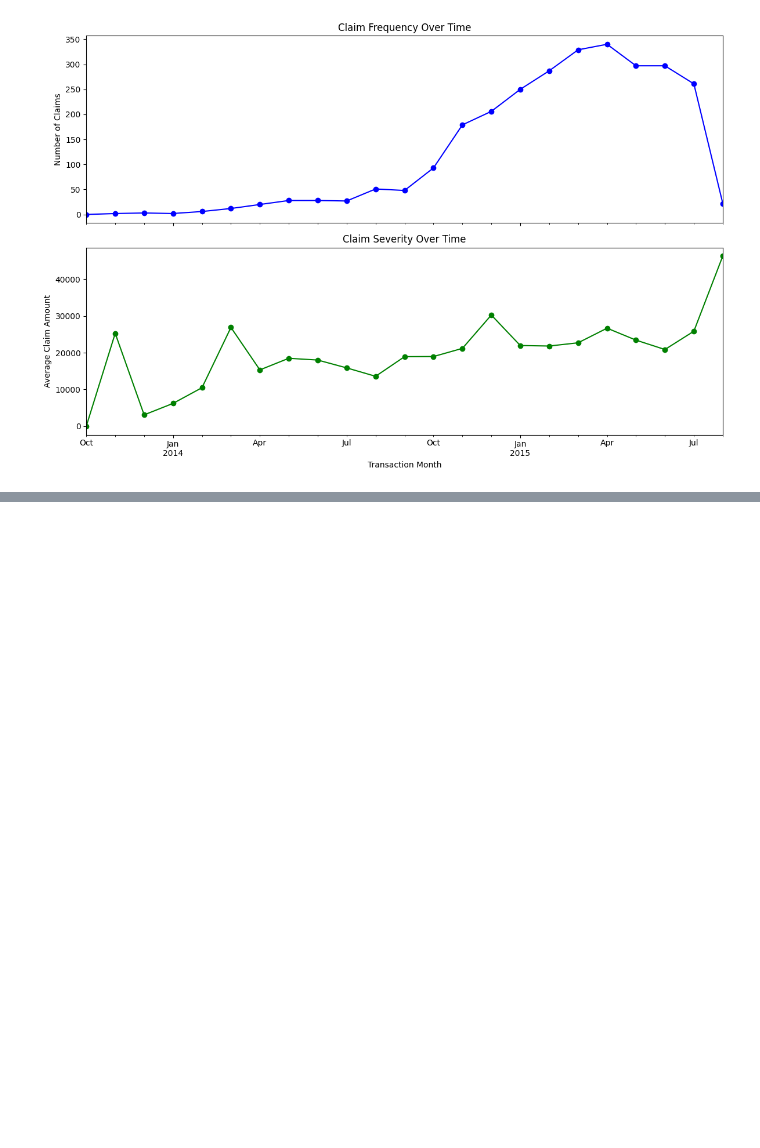
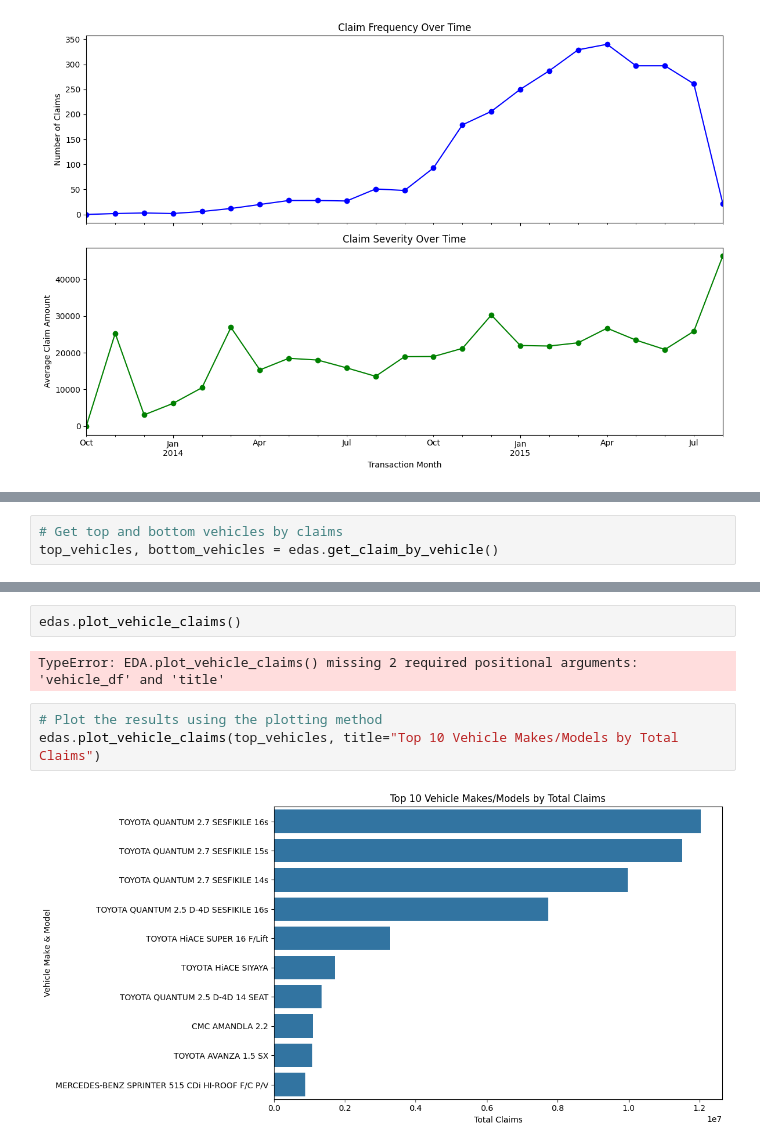
Before and after one commit to mubarek4566/AlphaCare_car_insurance, a Jupyter notebook: notebooks/main.ipynb, the cells around one changed output, grey strips where cells are left out. Cells and saved outputs as stored; diff of their text form; blank space fills up the shorter version.

Commit message:
Updating EDA for more clear visualizations

```diff
--- a/notebooks/main.ipynb
+++ b/notebooks/main.ipynb
@@ -233,0 +294,3 @@ edas.plot_claim_trends(monthly_summary)
+# %%
+# Get top and bottom vehicles by claims
+top_vehicles, bottom_vehicles = edas.get_claim_by_vehicle()
@@ -233,0 +335,9 @@ edas.plot_claim_trends(monthly_summary)
+# %%
+edas.plot_vehicle_claims()
+# %% [output]
+TypeError: EDA.plot_vehicle_claims() missing 2 required positional arguments: 'vehicle_df' and 'title'
+# %%
+# Plot the results using the plotting method
+edas.plot_vehicle_claims(top_vehicles, title="Top 10 Vehicle Makes/Models by Total Claims")
+# %% [output]
+[figure, added]
```
Also changed, not shown: parts of 8 cells of this notebook, 1 other file.
